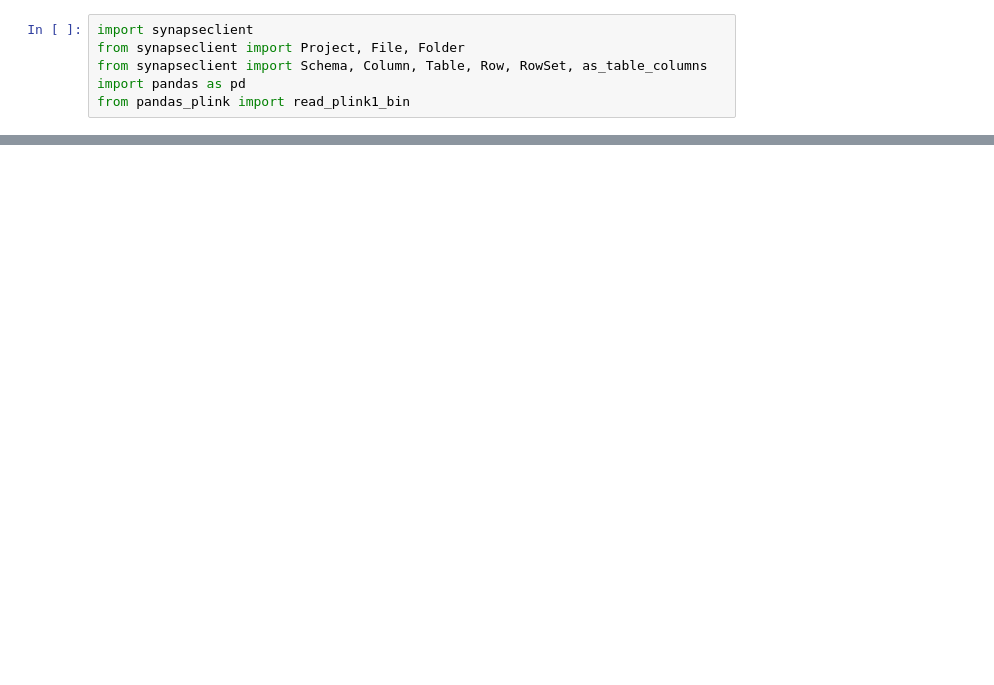
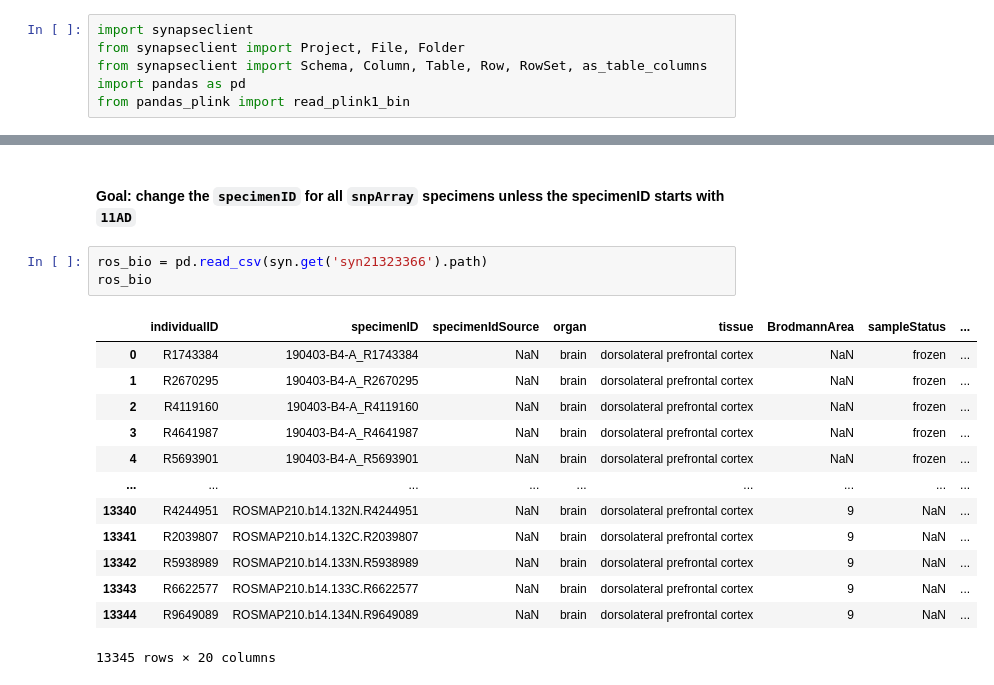
Before and after one commit to MasterPastures/AMP-AD-Data-Wrangling-VB, a Jupyter notebook: 09_2024_ROSMAP_snpArray_Fixes.ipynb, the cells around one changed output, grey strips where cells are left out. Saved outputs shown, nothing was run; the diff lists cells and outputs as text; blank space fills up the shorter version.

```diff
--- a/09_2024_ROSMAP_snpArray_Fixes.ipynb
+++ b/09_2024_ROSMAP_snpArray_Fixes.ipynb
@@ -16,0 +67,19 @@ KeyboardInterrupt:
+# %% [markdown]
+#### Goal: change the `specimenID` for all `snpArray` specimens unless the specimenID starts with `11AD`
+# %%
+ros_bio = pd.read_csv(syn.get('syn21323366').path)
+ros_bio
+# %% [output]
+|  | individualID | specimenID | specimenIdSource | organ | tissue | BrodmannArea | sampleStatus | ... |
+| 0 | R1743384 | 190403-B4-A_R1743384 | NaN | brain | dorsolateral prefrontal cortex | NaN | frozen | ... |
+| 1 | R2670295 | 190403-B4-A_R2670295 | NaN | brain | dorsolateral prefrontal cortex | NaN | frozen | ... |
+| 2 | R4119160 | 190403-B4-A_R4119160 | NaN | brain | dorsolateral prefrontal cortex | NaN | frozen | ... |
+| 3 | R4641987 | 190403-B4-A_R4641987 | NaN | brain | dorsolateral prefrontal cortex | NaN | frozen | ... |
+| 4 | R5693901 | 190403-B4-A_R5693901 | NaN | brain | dorsolateral prefrontal cortex | NaN | frozen | ... |
+| ... | ... | ... | ... | ... | ... | ... | ... | ... |
+| 13340 | R4244951 | ROSMAP210.b14.132N.R4244951 | NaN | brain | dorsolateral prefrontal cortex | 9 | NaN | ... |
+| 13341 | R2039807 | ROSMAP210.b14.132C.R2039807 | NaN | brain | dorsolateral prefrontal cortex | 9 | NaN | ... |
+| 13342 | R5938989 | ROSMAP210.b14.133N.R5938989 | NaN | brain | dorsolateral prefrontal cortex | 9 | NaN | ... |
+| 13343 | R6622577 | ROSMAP210.b14.133C.R6622577 | NaN | brain | dorsolateral prefrontal cortex | 9 | NaN | ... |
+| 13344 | R9649089 | ROSMAP210.b14.134N.R9649089 | NaN | brain | dorsolateral prefrontal cortex | 9 | NaN | ... |
+13345 rows × 20 columns
```
Also changed, not shown: parts of 27 cells of this notebook.
